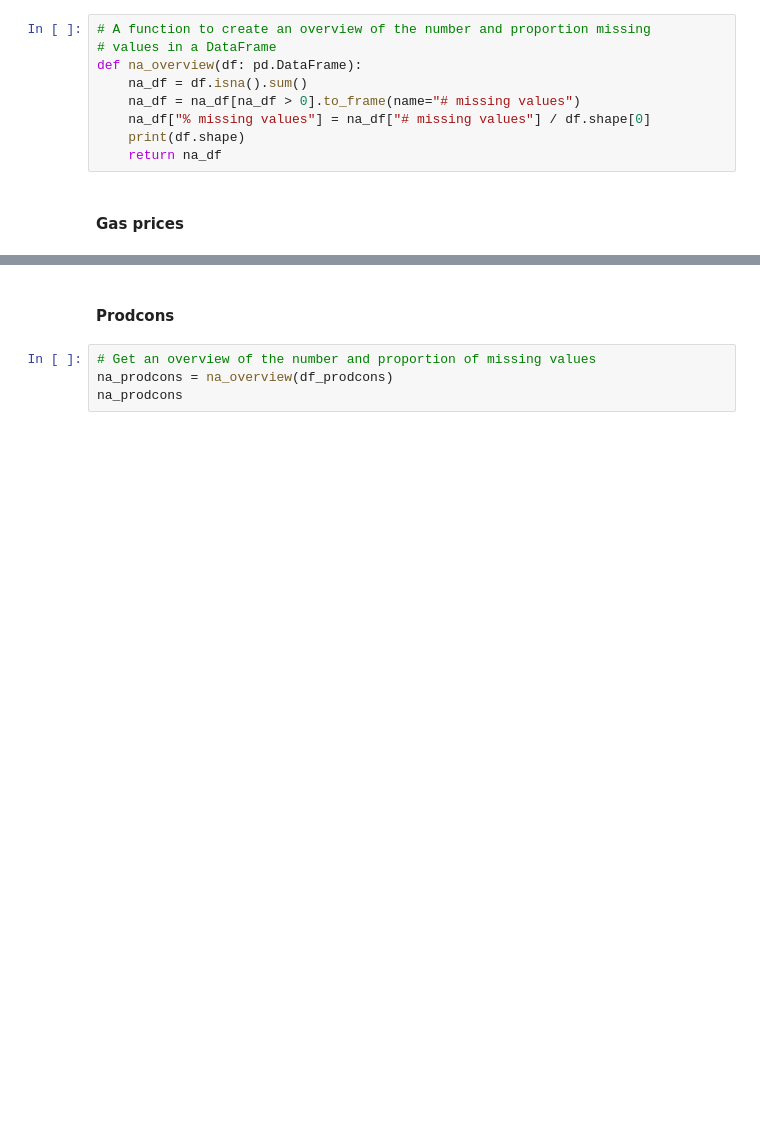
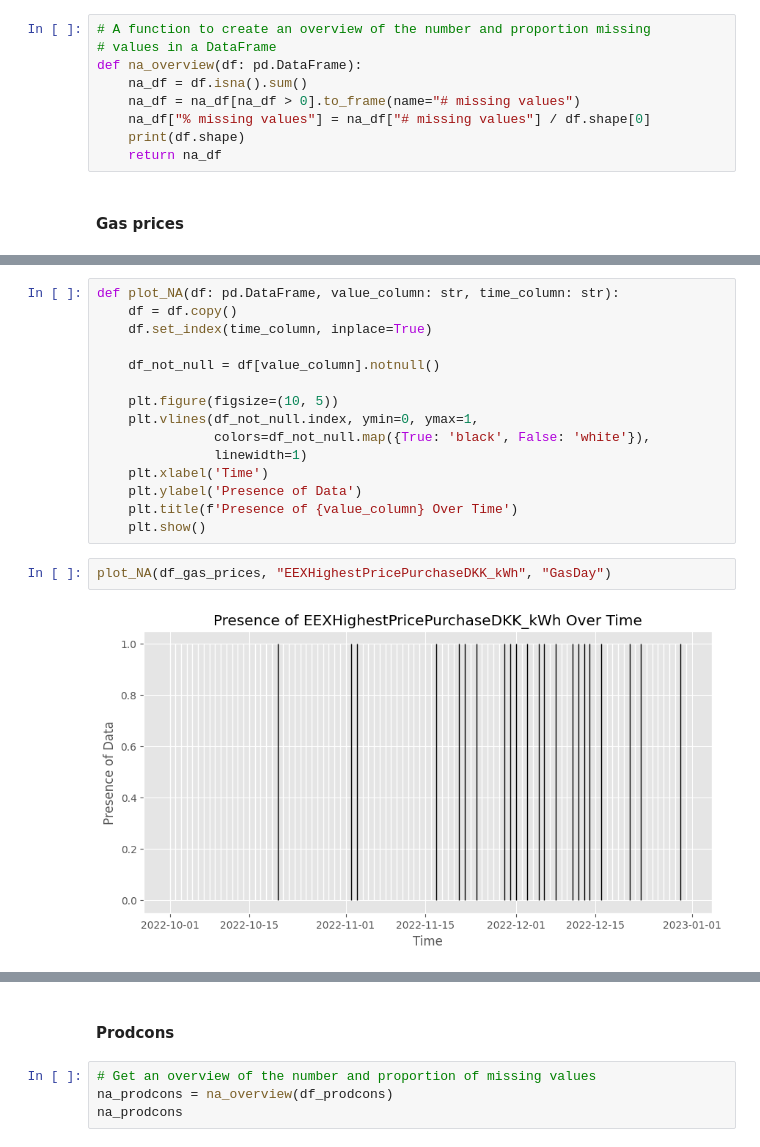
Before and after one commit to aadle/data-to-decision-320, a Jupyter notebook: project_2/project_2.ipynb, the cells around one changed output, grey strips where cells are left out. Saved outputs shown, nothing was run; the diff lists cells and outputs as text; blank space fills up the shorter version.

```diff
--- a/project_2/project_2.ipynb
+++ b/project_2/project_2.ipynb
@@ -587,0 +582,19 @@ df_gas_prices.head()
+# %%
+def plot_NA(df: pd.DataFrame, value_column: str, time_column: str):
+    df = df.copy()
+    df.set_index(time_column, inplace=True)
+
+    df_not_null = df[value_column].notnull()
+
+    plt.figure(figsize=(10, 5))
+    plt.vlines(df_not_null.index, ymin=0, ymax=1,
+               colors=df_not_null.map({True: 'black', False: 'white'}),
+               linewidth=1)
+    plt.xlabel('Time')
+    plt.ylabel('Presence of Data')
+    plt.title(f'Presence of {value_column} Over Time')
+    plt.show()
+# %%
+plot_NA(df_gas_prices, "EEXHighestPricePurchaseDKK_kWh", "GasDay")
+# %% [output]
+[figure, added]
```
Also changed, not shown: parts of 14 cells of this notebook, 17 other files.
